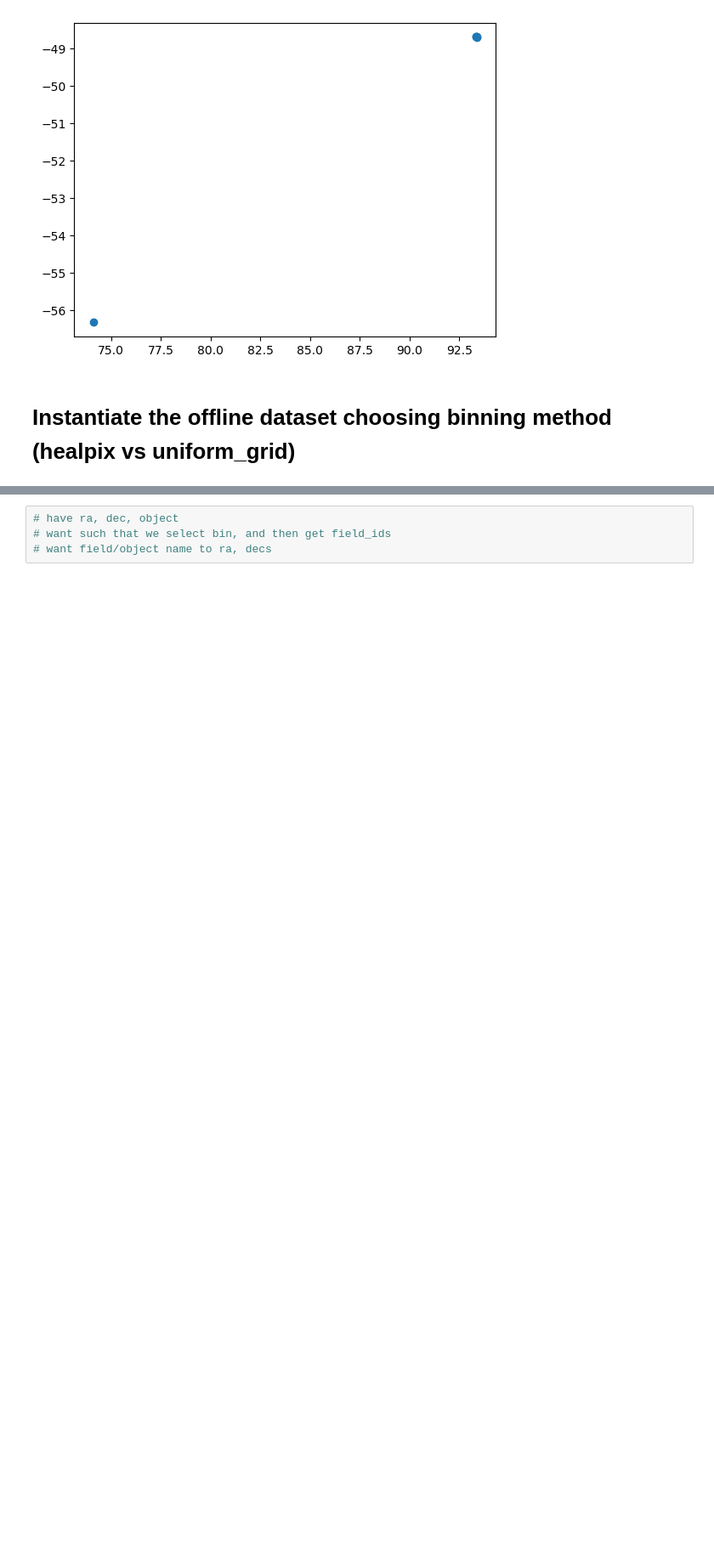
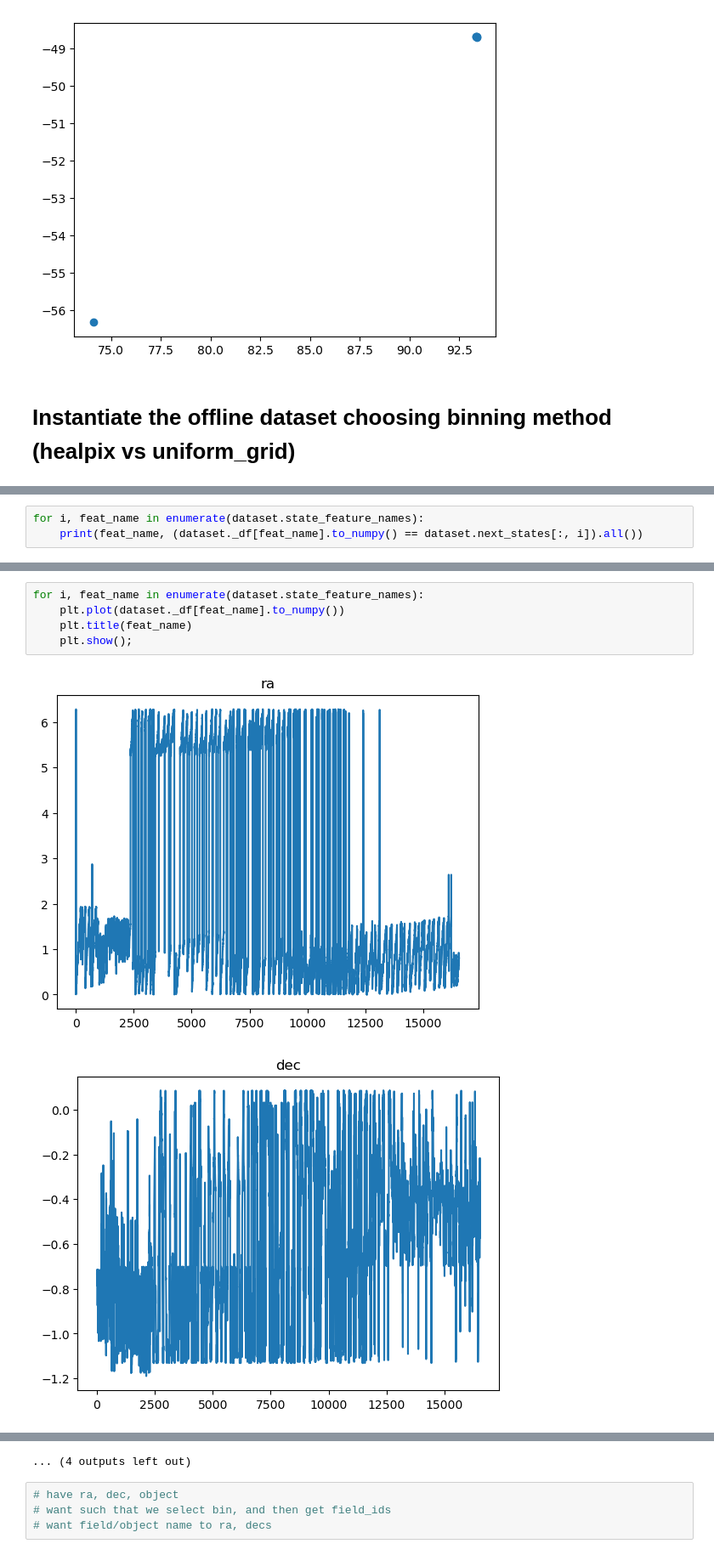
Before and after one commit to rachelhur/survey-ops, a Jupyter notebook: notebooks/v1-behaviroCloningAstrophysicalStates_wDithering.ipynb, the cells around one changed output, grey strips where cells are left out. Shown at 85% size. Drawn from its saved outputs; the diff is of its cells as text; blank space fills up the shorter version.

```diff
--- a/notebooks/v1-behaviroCloningAstrophysicalStates_wDithering.ipynb
+++ b/notebooks/v1-behaviroCloningAstrophysicalStates_wDithering.ipynb
@@ -301,0 +300,3 @@ dataset.state_feature_names
+# %%
+for i, feat_name in enumerate(dataset.state_feature_names):
+    print(feat_name, (dataset._df[feat_name].to_numpy() == dataset.next_states[:, i]).all())
@@ -301,0 +320,8 @@ dataset.state_feature_names
+# %%
+for i, feat_name in enumerate(dataset.state_feature_names):
+    plt.plot(dataset._df[feat_name].to_numpy())
+    plt.title(feat_name)
+    plt.show();
+# %% [output]
+[figure, added]
+[figure, added]
@@ -302,3 +338,4 @@ dataset.state_feature_names
+... (4 outputs left out)
 # %%
 # have ra, dec, object
 # want such that we select bin, and then get field_ids
```
Also changed, not shown: parts of 25 cells of this notebook, 7 other files.
